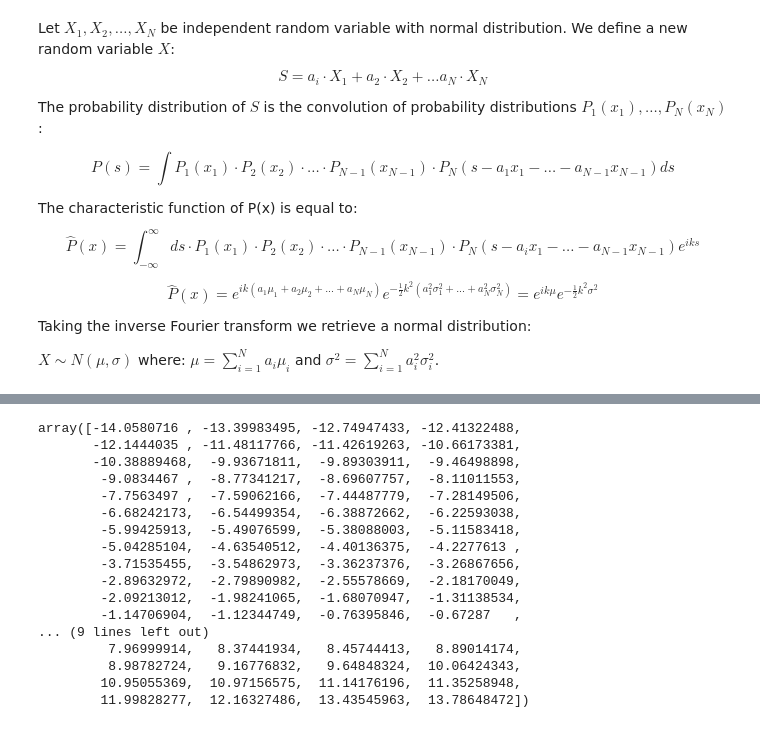
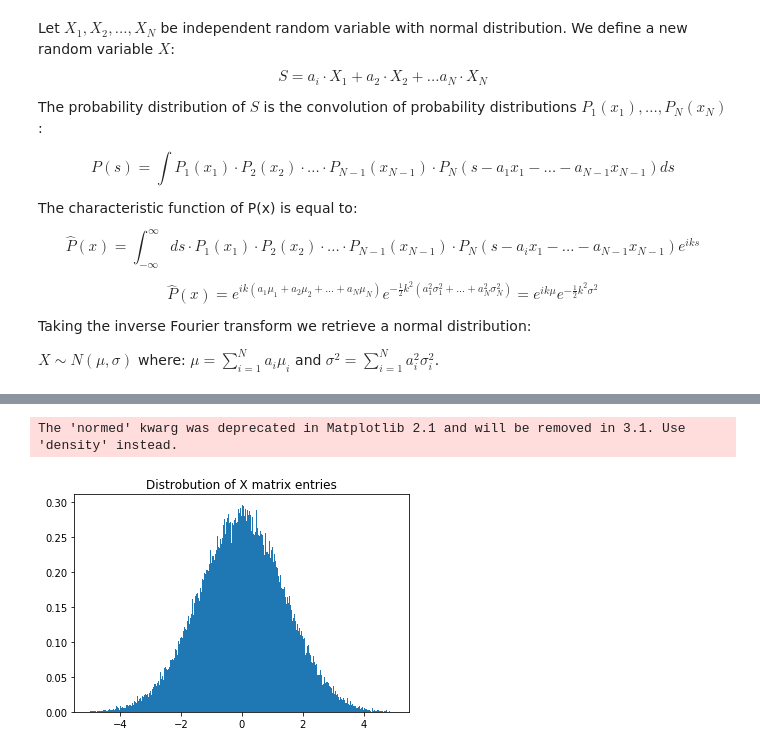
Before and after one commit to Milwa97/Financial-instruments-and-pricing, a Jupyter notebook: semestr II/set 3/RandomMatrices.ipynb, the cells around one changed output, grey strips where cells are left out. Cells and saved outputs as stored; diff of their text form; code cells hidden in the pictures.

```diff
--- a/semestr II/set 3/RandomMatrices.ipynb
+++ b/semestr II/set 3/RandomMatrices.ipynb
@@ -76,3 +75,3 @@ NO IDEA
 # %%
-M = np.random.normal(loc = 0, scale = 1, size = (100,100))
+M = np.random.normal(loc = 0, scale = 2, size = (500,500))
 X = 0.5 * (M + M.transpose())
@@ -102,21 +78,6 @@ plt.hist(w, bins = 10, range=(-16,16))
-# %%
-w.sort()
-w
-# %% [output]
-array([-14.0580716 , -13.39983495, -12.74947433, -12.41322488,
-       -12.1444035 , -11.48117766, -11.42619263, -10.66173381,
-       -10.38889468,  -9.93671811,  -9.89303911,  -9.46498898,
-        -9.0834467 ,  -8.77341217,  -8.69607757,  -8.11011553,
-        -7.7563497 ,  -7.59062166,  -7.44487779,  -7.28149506,
-        -6.68242173,  -6.54499354,  -6.38872662,  -6.22593038,
-        -5.99425913,  -5.49076599,  -5.38088003,  -5.11583418,
-        -5.04285104,  -4.63540512,  -4.40136375,  -4.2277613 ,
-        -3.71535455,  -3.54862973,  -3.36237376,  -3.26867656,
-        -2.89632972,  -2.79890982,  -2.55578669,  -2.18170049,
-        -2.09213012,  -1.98241065,  -1.68070947,  -1.31138534,
-        -1.14706904,  -1.12344749,  -0.76395846,  -0.67287   ,
-... (9 lines left out)
-         7.96999914,   8.37441934,   8.45744413,   8.89014174,
-         8.98782724,   9.16776832,   9.64848324,  10.06424343,
-        10.95055369,  10.97156575,  11.14176196,  11.35258948,
-        11.99828277,  12.16327486,  13.43545963,  13.78648472])
+# %%
+plt.title('Distrobution of X matrix entries')
+plt.hist(np.resize(X, -1), bins = 500, range=(-5,5), normed = True) ;
+# %% [output]
+The 'normed' kwarg was deprecated in Matplotlib 2.1 and will be removed in 3.1. Use 'density' instead.
+[figure, added]
```
Also changed, not shown: parts of 8 cells of this notebook, 1 other file.
